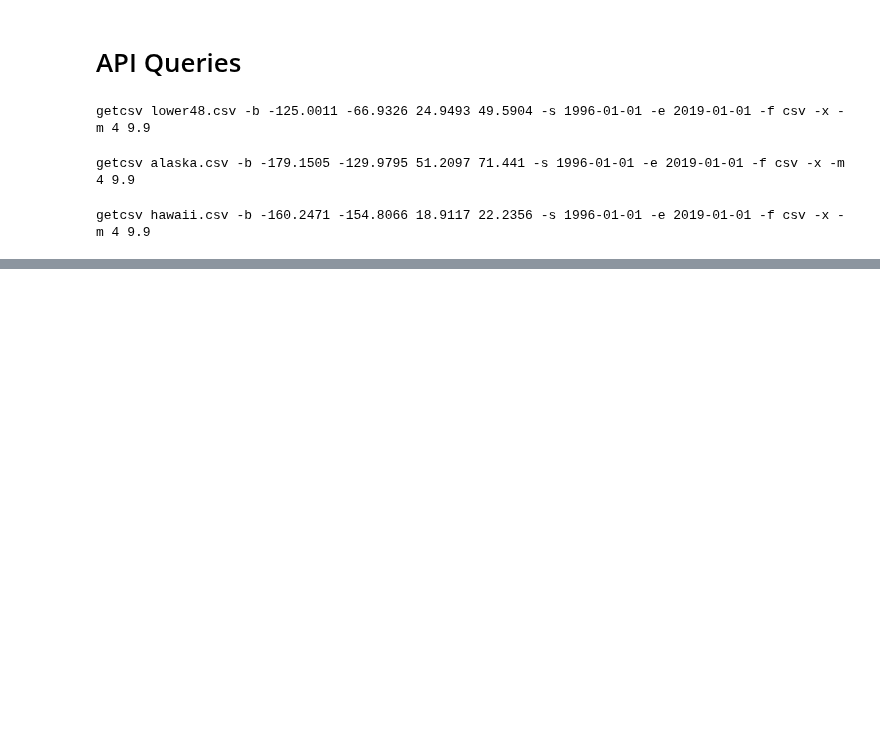
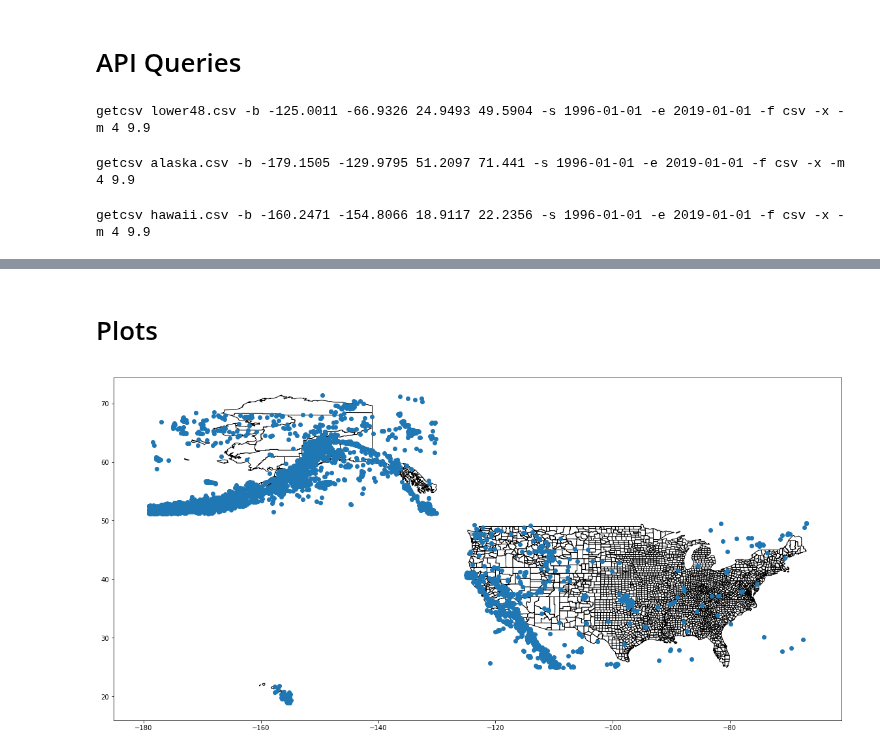
Before and after one commit to labs12-should-i-live-here/DS, a Jupyter notebook: notebooks/DMA5 - Earthquakes.ipynb, the cells around one changed output, grey strips where cells are left out. Saved outputs shown, nothing was run; the diff lists cells and outputs as text; code cells hidden in the pictures; blank space fills up the shorter version.

```diff
--- a/notebooks/DMA5 - Earthquakes.ipynb
+++ b/notebooks/DMA5 - Earthquakes.ipynb
@@ -77,0 +84,9 @@ lower48.head()
+# %%
+# Import a shape file with all the counties in the US.
+# Note how it doesn't include all the same territories as the
+# quake contour map.
+counties = geopandas.read_file('../data_input/1_USCounties/')
+
+# Turn state codes from strings to integers
+for col in ['STATE_FIPS', 'CNTY_FIPS', 'FIPS']:
+    counties[col] = counties[col].astype(int)
@@ -77,0 +112,7 @@ lower48.head()
+# %%
+# Create geoDF of all the points
+quakes_coords = geopandas.GeoDataFrame(
+    quakes, geometry=geopandas.points_from_xy(quakes.longitude, quakes.latitude))
+
+# Mark those points with their respective counties, keeping the point coordinates
+quakes_county = geopandas.sjoin(quakes_coords, counties, how='left', op='within').dropna()
@@ -77,0 +144,10 @@ lower48.head()
+# %% [markdown]
+# Plots
+# %%
+# These are all the earthquakes in the bounding boxes for the lower 48, Alaska, and Hawaii
+fig, ax = plt.subplots(figsize=(20,20))
+counties.plot(ax=ax, color='white', edgecolor='black');
+quakes_coords.plot(ax=ax, marker='o')
+plt.show()
+# %% [output]
+[figure, added]
```
Also changed, not shown: parts of 12 cells of this notebook, 4 other files.
